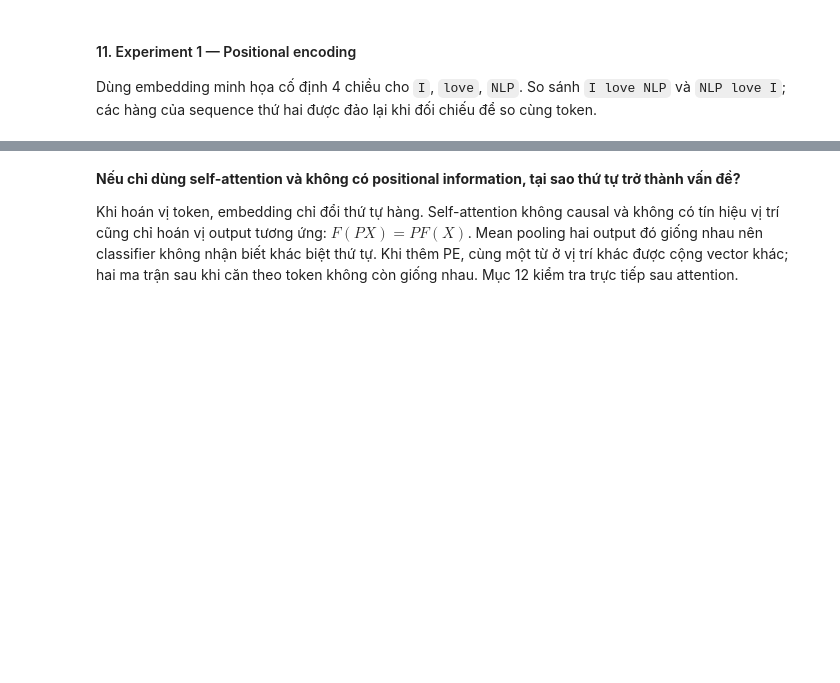
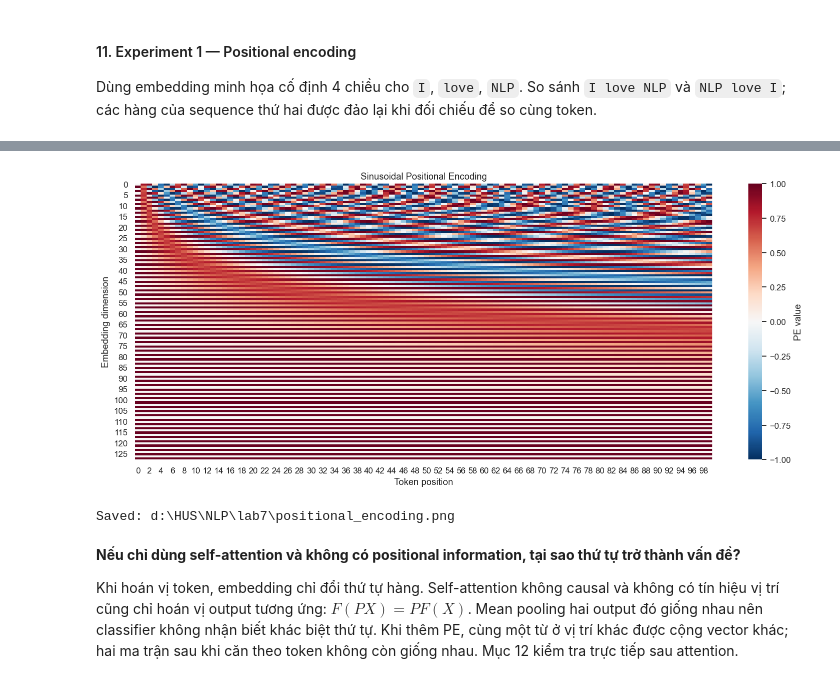
Before and after one commit to jackfruit06/HUS---NLP2026, a Jupyter notebook: lab7/transformer_classification.ipynb, the cells around one changed output, grey strips where cells are left out. Cells and saved outputs as stored; diff of their text form; code cells hidden in the pictures; blank space fills up the shorter version.

```diff
--- a/lab7/transformer_classification.ipynb
+++ b/lab7/transformer_classification.ipynb
@@ -149,3 +81,35 @@ Max difference, aligned tokens, with PE: 1.4161468744277954
+# %%
+# Visualize Sinusoidal Positional Encoding
+pe = positional_encoding(100, DIM).detach().cpu().numpy()
+
+fig, ax = plt.subplots(figsize=(14, 6))
+
+sns.heatmap(
+    pe.T,
+    cmap="RdBu_r",
+    center=0,
+    ax=ax,
+    cbar_kws={"label": "PE value"}
+)
+
+ax.set_title("Sinusoidal Positional Encoding")
+ax.set_xlabel("Token position")
+ax.set_ylabel("Embedding dimension")
+
+fig.tight_layout()
+fig.savefig(
+    LAB_DIR / "positional_encoding.png",
+    dpi=200,
+    bbox_inches="tight"
+)
+
+plt.show()
+plt.close(fig)
+
+print("Saved:", LAB_DIR / "positional_encoding.png")
+# %% [output]
+[figure, added]
+Saved: d:\HUS\NLP\lab7\positional_encoding.png
 # %% [markdown]
 **Nếu chỉ dùng self-attention và không có positional information, tại sao thứ tự trở thành vấn đề?**
 
```
Also changed, not shown: parts of 30 cells of this notebook, 10 other files.
